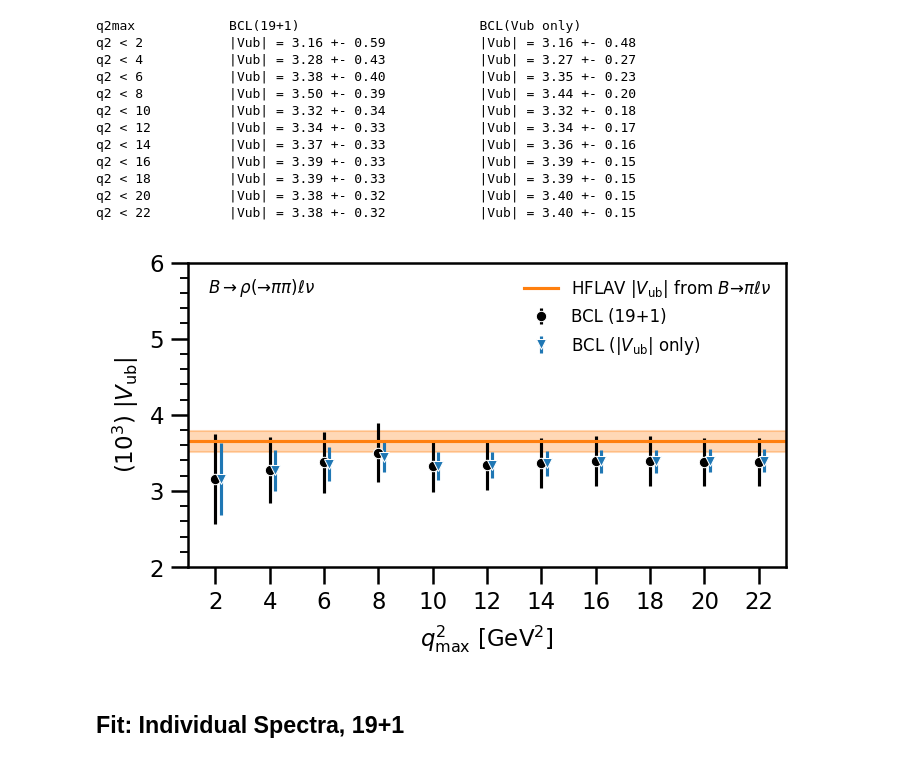
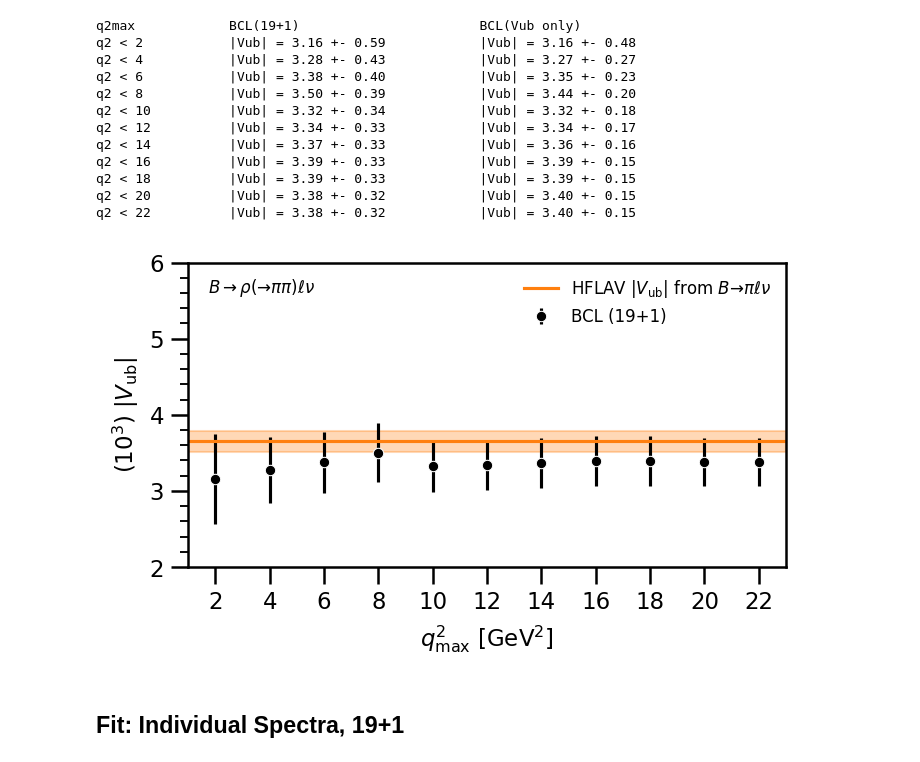
Before and after one commit to b2-hive/eFFORT, a Jupyter notebook: epsfits/notebooks/001-Christmas-Fit.ipynb, the cells around one changed output. Cells and saved outputs as stored; diff of their text form; code cells hidden in the pictures.

```diff
--- a/epsfits/notebooks/001-Christmas-Fit.ipynb
+++ b/epsfits/notebooks/001-Christmas-Fit.ipynb
@@ -395,6 +355,15 @@ array([1.00027   , 1.00156447, 0.99896057, 0.99932297, 0.99892754,
 # %% [markdown]
 ## Fit: Legacy Spectrum, 19+1, vary q2 ranges
-# %%
-result_legacy_varied_q2_fit = {}
-for i in range(0, len(legacy_central)):
-    result_legacy_varied_q2_fit[i] = perform_fit(lambda x: chi2_wrapper(x, i+1), x0=np.array([V_ub, *lcsr_coefficients]), calculate_covariance=True)
+# %%
+def pool_wrapper(i):
+    return perform_fit(lambda x: chi2_wrapper(x, i+1), x0=np.array([V_ub, *lcsr_coefficients]), calculate_covariance=True)
+
+pool = Pool(os.cpu_count())
+tmp = pool.map(pool_wrapper, range(0, len(legacy_central)))
+
+result_legacy_varied_q2_fit = {}
+for i in range(0, len(legacy_central)):
+    result_legacy_varied_q2_fit[i] = tmp[i]
+
+del tmp
+del pool_wrapper
@@ -452,44 +424,44 @@ ax.errorbar(
     ls='', lw=lw, color='black', label='BCL (19+1)'
 )
 
-ax.errorbar(
-    [tmp+0.1 for tmp in x],
-    [1e3 * result_legacy_vub_only_varied_q2_fit[i].x[0] for i in x],
-    yerr=[1e3 * result_legacy_vub_only_varied_q2_fit[i].covariance[0, 0]**0.5 for i in x],
-    marker='v', markersize=markersize, markeredgecolor='white', markeredgewidth=0.5,
-    ls='', lw=lw, color='tab:blue', label='BCL ($|V_\mathrm{ub}|$ only)'
-)
+# ax.errorbar(
+#     [tmp+0.1 for tmp in x],
+#     [1e3 * result_legacy_vub_only_varied_q2_fit[i].x[0] for i in x],
+#     yerr=[1e3 * result_legacy_vub_only_varied_q2_fit[i].covariance[0, 0]**0.5 for i in x],
+#     marker='v', markersize=markersize, markeredgecolor='white', markeredgewidth=0.5,
+#     ls='', lw=lw, color='tab:blue', label='BCL ($|V_\mathrm{ub}|$ only)'
+# )
 
 _vub = 1e3 * uncertainties.ufloat(3.65e-3, (0.09e-3**2 + 0.11e-3**2)**0.5)
 
 ax.axhline(_vub.nominal_value,
         color="tab:orange", ls='solid',
         # label="LCSR, J. High Energ. Phys. (2016)\n"+r"$|V_\mathrm{ub}| = (3.65 \pm 0.09 \pm 0.11) \times 10^{-3}$")
         label=r"HFLAV $|V_\mathrm{ub}|$ from $B \to \pi \ell \nu$")
 ax.fill_between([min(x)-0.5, max(x)+0.5], _vub.nominal_value - _vub.std_dev, _vub.nominal_value + _vub.std_dev, alpha=0.3, color="tab:orange")
 
 del _vub
 
 ax.set_xlim(min(x)-0.5, max(x)+0.5)
 ax.set_ylim(2, 6)
 ax.annotate(
     r'$B \rightarrow \rho (\to \pi \pi) \ell \nu$', (0.02, 0.98), xytext=(4, -4), xycoords='axes fraction',
     textcoords='offset points',
     fontweight='bold', ha='left', va='top', fontsize=8
 )
 
 ax.set_xticks(x, minor=False)
 ax.set_xticklabels([f"{legacy_bins[i][1]}" for i in x], rotation='horizontal')
 ax.tick_params(axis='x', which='minor', bottom=False)
 
 ax.set_xlabel(r'$q^2_\mathrm{max}$ [GeV$^2$]')
 ax.set_ylabel(r'$(10^3)$ $|V_\mathrm{ub}|$')
 ax.legend(loc=1, ncol=1, frameon=False, fontsize=8)
 plt.tight_layout()
 plt.show()
 plt.close()
 # %% [output]
-[figure, old version]
+[figure, new version]
 # %% [markdown]
 ## Fit: Individual Spectra, 19+1
 # %%
```
Also changed, not shown: parts of 70 cells of this notebook, 2 other files.
